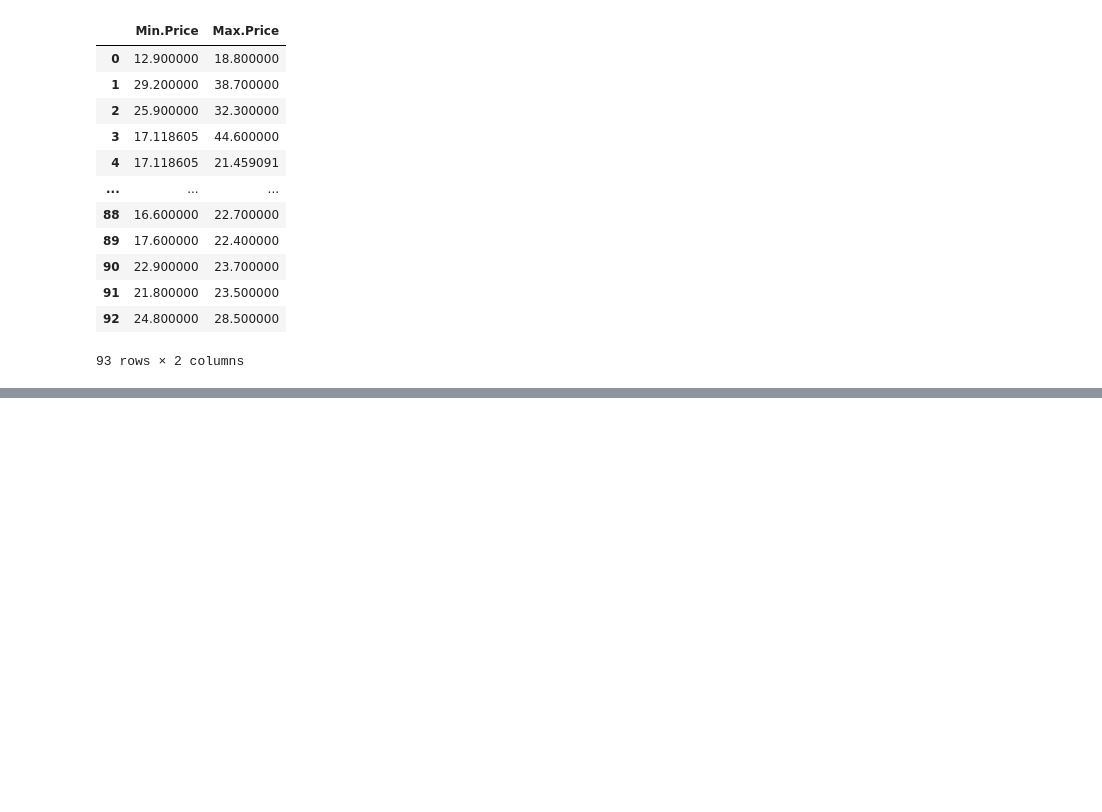
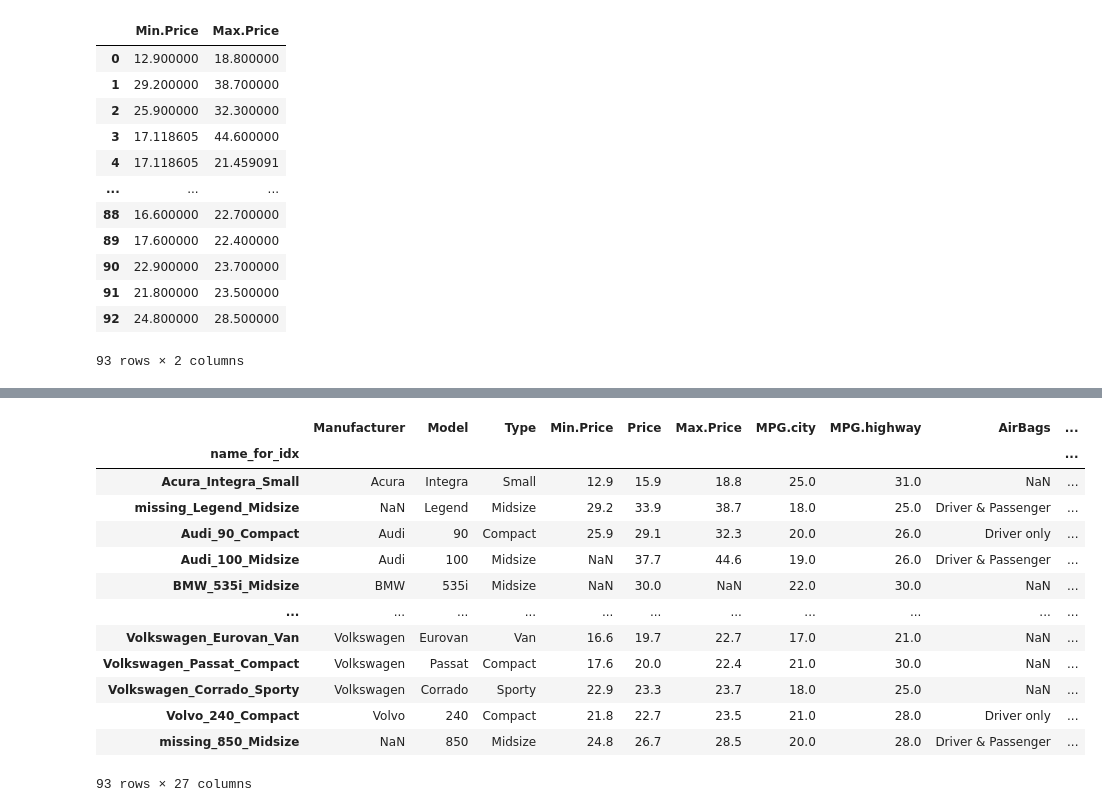
Before and after one commit to anmorozov16/ds_practice, a Jupyter notebook: data_science_practice.ipynb, the cells around one changed output, grey strips where cells are left out. Saved outputs shown, nothing was run; the diff lists cells and outputs as text; code cells hidden in the pictures; blank space fills up the shorter version.

```diff
--- a/data_science_practice.ipynb
+++ b/data_science_practice.ipynb
@@ -871,0 +906,5 @@ df[cols].apply(lambda x: x.fillna(x.mean()))
+# %%
+# 49. How to filter every nth row in a dataframe?
+
+df = pd.read_csv('https://raw.githubusercontent.com/selva86/datasets/master/Cars93_miss.csv')
+df
@@ -871,0 +940,30 @@ df[cols].apply(lambda x: x.fillna(x.mean()))
+# %%
+# 50. How to create a primary key index by combining relevant columns?
+
+# In df, Replace NaNs with ‘missing’ in columns
+# 'Manufacturer', 'Model' and 'Type'
+# and create a index as a combination
+# of these three columns and check if the index is a primary key.
+
+df['name_for_idx'] = df[['Manufacturer', 'Model', 'Type']].replace(np.nan, 'missing').apply(lambda x: \
+                                                                       '{}_{}_{}'.\
+                                                                       format(x['Manufacturer'],
+                                                                             x['Model'],
+                                                                             x['Type']), axis=1)
+df.set_index('name_for_idx', inplace=True, drop=True)
+df
+# %% [output]
+|  | Manufacturer | Model | Type | Min.Price | Price | Max.Price | MPG.city | MPG.highway | AirBags | ... |
+| name_for_idx |  |  |  |  |  |  |  |  |  | ... |
+| Acura_Integra_Small | Acura | Integra | Small | 12.9 | 15.9 | 18.8 | 25.0 | 31.0 | NaN | ... |
+| missing_Legend_Midsize | NaN | Legend | Midsize | 29.2 | 33.9 | 38.7 | 18.0 | 25.0 | Driver & Passenger | ... |
+| Audi_90_Compact | Audi | 90 | Compact | 25.9 | 29.1 | 32.3 | 20.0 | 26.0 | Driver only | ... |
+| Audi_100_Midsize | Audi | 100 | Midsize | NaN | 37.7 | 44.6 | 19.0 | 26.0 | Driver & Passenger | ... |
+| BMW_535i_Midsize | BMW | 535i | Midsize | NaN | 30.0 | NaN | 22.0 | 30.0 | NaN | ... |
+| ... | ... | ... | ... | ... | ... | ... | ... | ... | ... | ... |
+| Volkswagen_Eurovan_Van | Volkswagen | Eurovan | Van | 16.6 | 19.7 | 22.7 | 17.0 | 21.0 | NaN | ... |
+| Volkswagen_Passat_Compact | Volkswagen | Passat | Compact | 17.6 | 20.0 | 22.4 | 21.0 | 30.0 | NaN | ... |
+| Volkswagen_Corrado_Sporty | Volkswagen | Corrado | Sporty | 22.9 | 23.3 | 23.7 | 18.0 | 25.0 | NaN | ... |
+| Volvo_240_Compact | Volvo | 240 | Compact | 21.8 | 22.7 | 23.5 | 21.0 | 28.0 | Driver only | ... |
+| missing_850_Midsize | NaN | 850 | Midsize | 24.8 | 26.7 | 28.5 | 20.0 | 28.0 | Driver & Passenger | ... |
+93 rows × 27 columns
```
Also changed, not shown: parts of 14 cells of this notebook.
